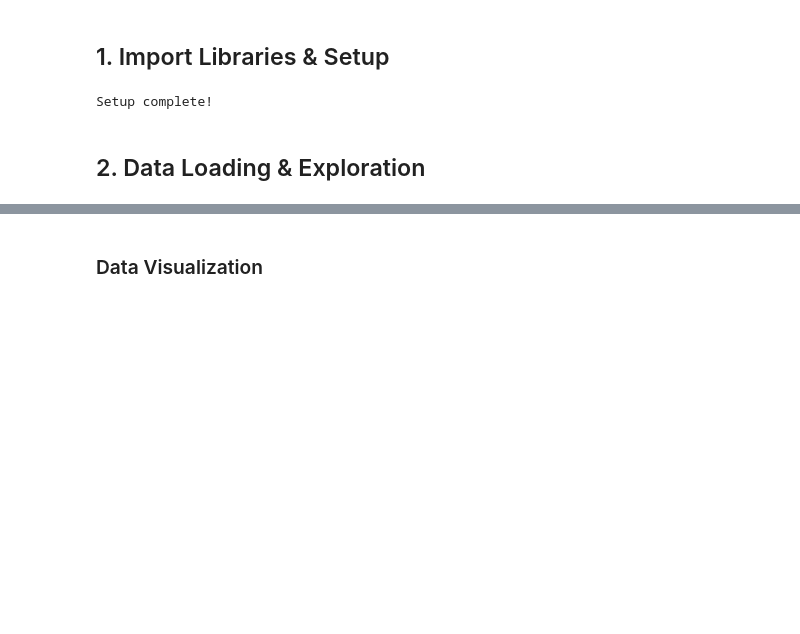
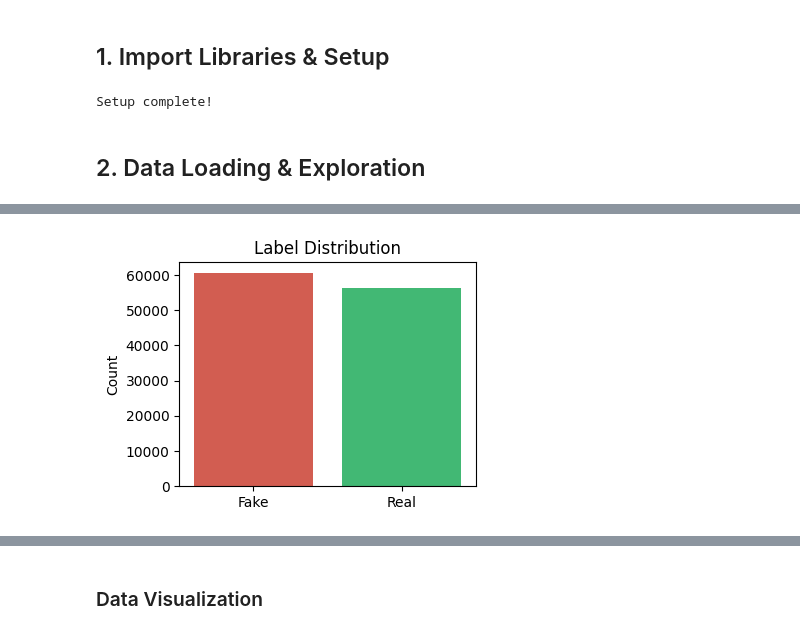
Before and after one commit to pranavkattel/Real_fake_news_detection, a Jupyter notebook: multi_model_fake_news_detection.ipynb, the cells around one changed output, grey strips where cells are left out. Saved outputs shown, nothing was run; the diff lists cells and outputs as text; code cells hidden in the pictures; blank space fills up the shorter version.

Commit message:
mixed both dataset for better result

```diff
--- a/multi_model_fake_news_detection.ipynb
+++ b/multi_model_fake_news_detection.ipynb
@@ -126,0 +39,97 @@ Dataset: 72134 articles | Real: 37106 | Fake: 35028
+# %%
+# Load datasets - Using BOTH True/Fake and WELFake datasets combined
+print("Loading datasets...")
+
+# ---------------- Load True / Fake ----------------
+real_news_1 = pd.read_csv('True.csv')
+fake_news_1 = pd.read_csv('Fake.csv')
+
+# Add labels
+real_news_1['label'] = 1
+fake_news_1['label'] = 0
+
+# Keep only needed columns
+required_cols = ['title', 'text', 'label']
+real_news_1 = real_news_1[required_cols]
+fake_news_1 = fake_news_1[required_cols]
+
+print(f"✓ True.csv: {len(real_news_1)} real articles")
+print(f"✓ Fake.csv: {len(fake_news_1)} fake articles")
+
+# ---------------- Load WELFake ----------------
+df_welfake = pd.read_csv('WELFake_Dataset.csv')
+
+# Ensure correct label column
+if 'news_label' in df_welfake.columns:
+    df_welfake = df_welfake.rename(columns={'news_label': 'label'})
+
+# Check for required columns
+missing_cols = [c for c in required_cols if c not in df_welfake.columns]
+if missing_cols:
+    raise ValueError(f"WELFake_Dataset.csv missing columns: {missing_cols}")
+
+# Keep only needed columns
+df_welfake = df_welfake[required_cols]
+
+# 🔥 FIX: WELFake uses 0=real, 1=fake, so we need to FLIP it to match True/Fake convention
+df_welfake['label'] = 1 - df_welfake['label']  # Now: 1=real, 0=fake
+
+real_news_2 = df_welfake[df_welfake['label'] == 1].copy()
+fake_news_2 = df_welfake[df_welfake['label'] == 0].copy()
+
+print(f"✓ WELFake_Dataset.csv: {len(real_news_2)} real, {len(fake_news_2)} fake articles")
+
+# ---------------- Combine & Mix All Datasets ----------------
+# Mix both real and fake from both sources to avoid dataset bias
+all_data = []
+all_data.append(real_news_1)
+all_data.append(fake_news_1)
+all_data.append(real_news_2)
+all_data.append(fake_news_2)
+
+# Concatenate all data at once
+df = pd.concat(all_data, ignore_index=True)
+
+# Shuffle thoroughly with different random state to ensure good mixing
+df = df.sample(frac=1, random_state=42).reset_index(drop=True)
+# Second shuffle for extra mixing
+df = df.sample(frac=1, random_state=123).reset_index(drop=True)
+
+dataset_name = "True.csv + Fake.csv + WELFake_Dataset.csv (Combined & Mixed)"
+
+# ---------------- Common Processing ----------------
+print(f"\n{'='*60}")
+print(f"Using dataset: {dataset_name}")
+print(f"Total samples: {len(df)}")
+print(f"Real: {df['label'].sum()} | Fake: {(df['label']==0).sum()}")
+print(f"Label balance: {df['label'].value_counts(normalize=True)}")
+print(f"{'='*60}")
+
+# Create full text
+df['full_text'] = df['title'].fillna('') + ' ' + df['text'].fillna('')
+
+# Remove any rows with empty full_text
+df = df[df['full_text'].str.strip() != ''].reset_index(drop=True)
+print(f"After removing empty texts: {len(df)} samples")
+
+# ---------------- Visualization ----------------
+label_counts = df['label'].value_counts().sort_index()
+
+plt.figure(figsize=(4, 3))
+sns.barplot(
+    x=label_counts.index,
+    y=label_counts.values,
+    palette=['#e74c3c', '#2ecc71']
+)
+plt.xticks([0, 1], ['Fake', 'Real'])
+plt.title('Label Distribution')
+plt.ylabel('Count')
+plt.xlabel('')
+plt.tight_layout()
+plt.show()
+
+# ---------------- Info ----------------
+print("Missing values:")
+print(df.isnull().sum())
+print(f"\nFinal Dataset: {len(df)} articles | Real: {df['label'].sum()} | Fake: {len(df) - df['label'].sum()}")
+# %% [output]
@@ -126,0 +151 @@ Dataset: 72134 articles | Real: 37106 | Fake: 35028
+[figure, added]
```
Also changed, not shown: parts of 23 cells of this notebook, 6 other files.
